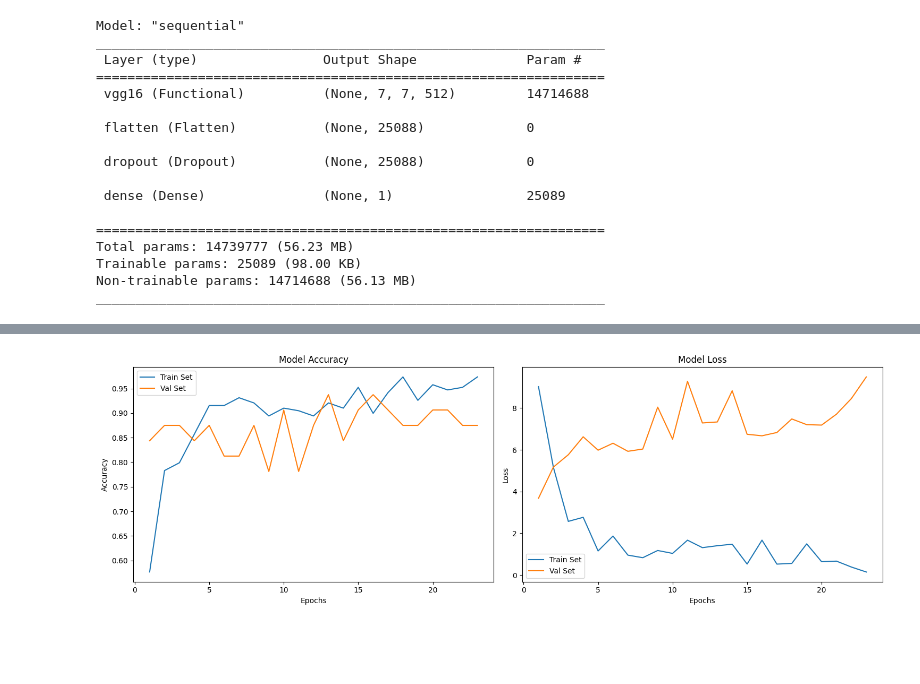
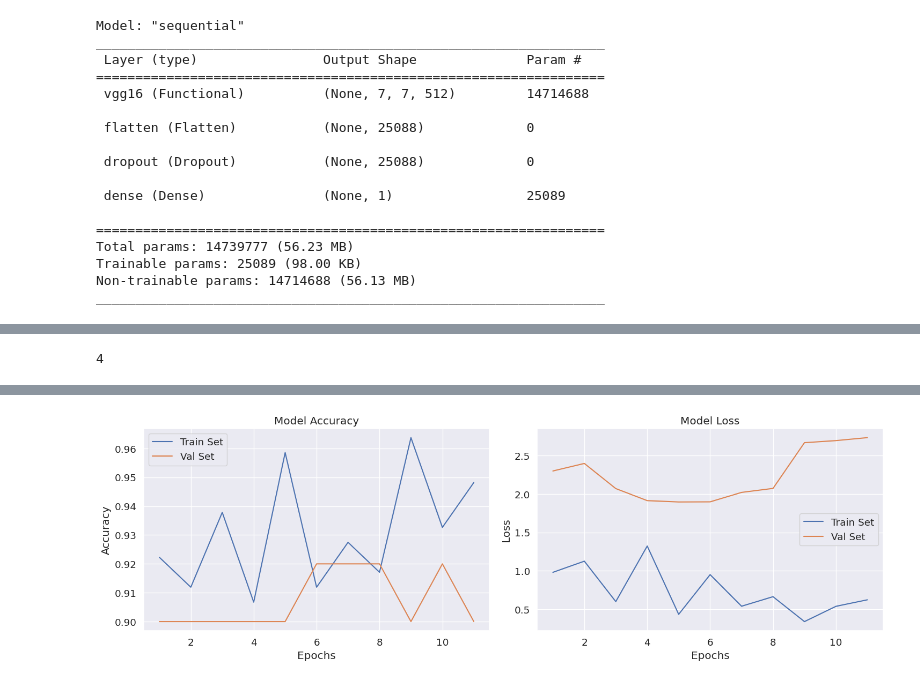
Before and after one commit to gqkd/MRI_Brain_Tumor_Detection, a Jupyter notebook: Brain_Tumor_Detection.ipynb, the cells around one changed output, grey strips where cells are left out. Drawn from its saved outputs; the diff is of its cells as text; code cells hidden in the pictures; blank space fills up the shorter version.

```diff
--- a/Brain_Tumor_Detection.ipynb
+++ b/Brain_Tumor_Detection.ipynb
@@ -951,12 +961,16 @@ Epoch 10/10
+# %%
+len(validation_generator)
+# %% [output]
+4
 # %%
-EPOCHS = 50
+EPOCHS = 30
 
 es = EarlyStopping(
-    # monitor='val_accuracy',
-    monitor='val_loss',
-    # mode='max',
-    mode='min',
-    patience=10,
+    monitor='val_accuracy',
+    # monitor='val_loss',
+    mode='max',
+    # mode='min',
+    patience=5,
     verbose = 1
 )
 
@@ -968,7 +982,8 @@ es = EarlyStopping(
 
 model.compile(
     loss='binary_crossentropy',
-    optimizer=tf.keras.optimizers.Adam(learning_rate = lr),
+    optimizer=tf.keras.optimizers.Adam(),
+    # optimizer=RMSprop(),
     metrics=['accuracy']
 )
 
@@ -976,12 +991,14 @@ model.summary()
 
 history = model.fit(
     train_generator,
-    # steps_per_epoch=len(X_train_crop),
+    steps_per_epoch = len(train_generator), #num samples 193, size batch 32, steps per epoch = 193/32 = 6
     epochs=EPOCHS,
     validation_data=validation_generator,
-    # validation_steps=25,
+    validation_steps = len(validation_generator), #num samples 50, size batch 32, steps per epoch = 50/32 = 1
     callbacks=[es]
 )
+
+plot_performances(history)
 # %% [output]
 Model: "sequential"
 _________________________________________________________________
@@ -1003,4 +1020 @@ Epoch 23/50
+[figure, added]
-# %%
-plot_performances(history)
-# %% [output]
-[figure, removed]
```
Also changed, not shown: parts of 19 cells of this notebook.
